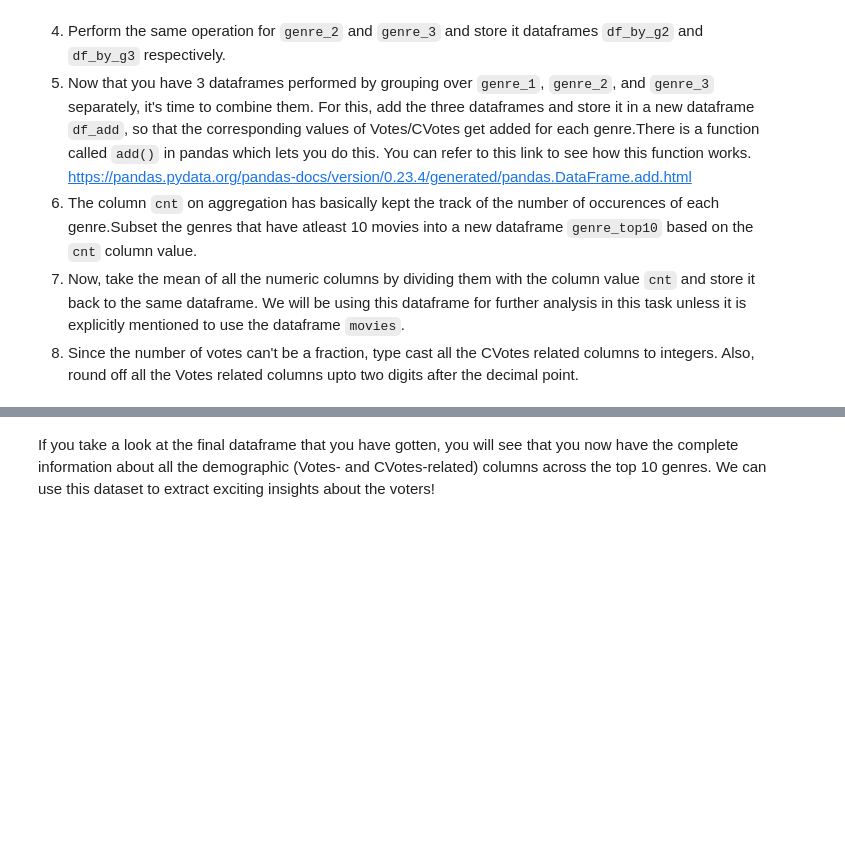
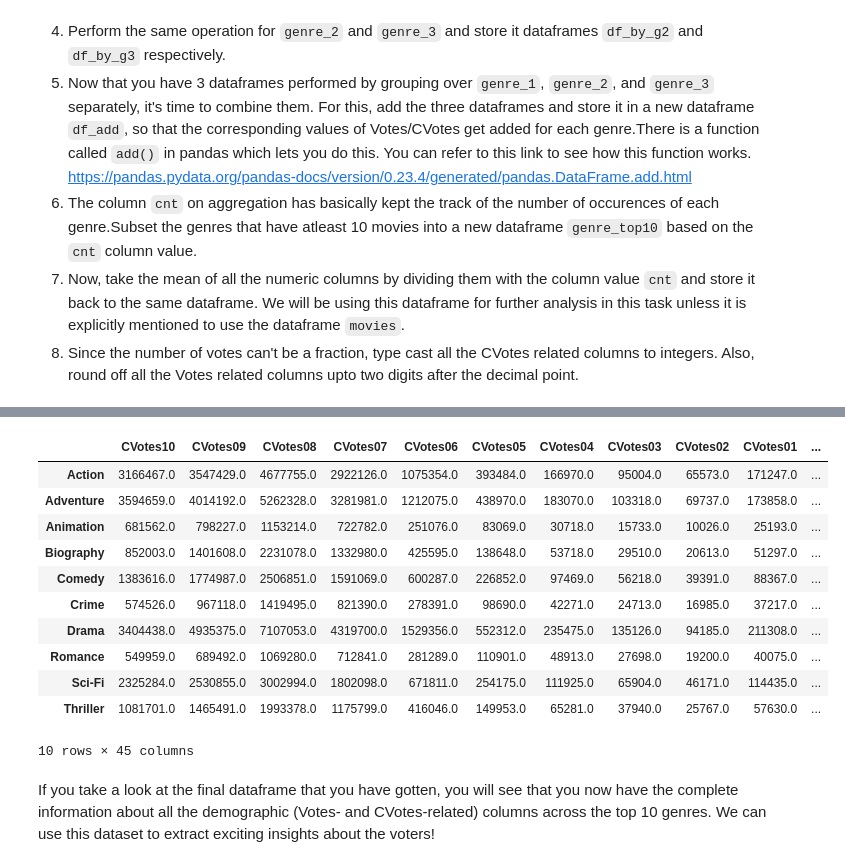
Before and after one commit to khatrirahul799/IMDB, a Jupyter notebook: IMDb+Movie+Assignment_stub.ipynb, the cells around one changed output, grey strips where cells are left out. Drawn from its saved outputs; the diff is of its cells as text; code cells hidden in the pictures; blank space fills up the shorter version.

```diff
--- a/IMDb+Movie+Assignment_stub.ipynb
+++ b/IMDb+Movie+Assignment_stub.ipynb
@@ -326,4 +395,19 @@ There are 3 columns in the dataframe - `genre_1`, `genre_2`, and `genre_3`. As a
 # %%
 # Extract genres with atleast 10 occurences
+genre_top10 = df_add[df_add["cnt"] >=10]
+genre_top10
+# %% [output]
+|  | CVotes10 | CVotes09 | CVotes08 | CVotes07 | CVotes06 | CVotes05 | CVotes04 | CVotes03 | CVotes02 | CVotes01 | ... |
+| Action | 3166467.0 | 3547429.0 | 4677755.0 | 2922126.0 | 1075354.0 | 393484.0 | 166970.0 | 95004.0 | 65573.0 | 171247.0 | ... |
+| Adventure | 3594659.0 | 4014192.0 | 5262328.0 | 3281981.0 | 1212075.0 | 438970.0 | 183070.0 | 103318.0 | 69737.0 | 173858.0 | ... |
+| Animation | 681562.0 | 798227.0 | 1153214.0 | 722782.0 | 251076.0 | 83069.0 | 30718.0 | 15733.0 | 10026.0 | 25193.0 | ... |
+| Biography | 852003.0 | 1401608.0 | 2231078.0 | 1332980.0 | 425595.0 | 138648.0 | 53718.0 | 29510.0 | 20613.0 | 51297.0 | ... |
+| Comedy | 1383616.0 | 1774987.0 | 2506851.0 | 1591069.0 | 600287.0 | 226852.0 | 97469.0 | 56218.0 | 39391.0 | 88367.0 | ... |
+| Crime | 574526.0 | 967118.0 | 1419495.0 | 821390.0 | 278391.0 | 98690.0 | 42271.0 | 24713.0 | 16985.0 | 37217.0 | ... |
+| Drama | 3404438.0 | 4935375.0 | 7107053.0 | 4319700.0 | 1529356.0 | 552312.0 | 235475.0 | 135126.0 | 94185.0 | 211308.0 | ... |
+| Romance | 549959.0 | 689492.0 | 1069280.0 | 712841.0 | 281289.0 | 110901.0 | 48913.0 | 27698.0 | 19200.0 | 40075.0 | ... |
+| Sci-Fi | 2325284.0 | 2530855.0 | 3002994.0 | 1802098.0 | 671811.0 | 254175.0 | 111925.0 | 65904.0 | 46171.0 | 114435.0 | ... |
+| Thriller | 1081701.0 | 1465491.0 | 1993378.0 | 1175799.0 | 416046.0 | 149953.0 | 65281.0 | 37940.0 | 25767.0 | 57630.0 | ... |
+10 rows × 45 columns
 # %%
 # Take the mean for every column by dividing with cnt
```
Also changed, not shown: parts of 19 cells of this notebook, 3 other files.
